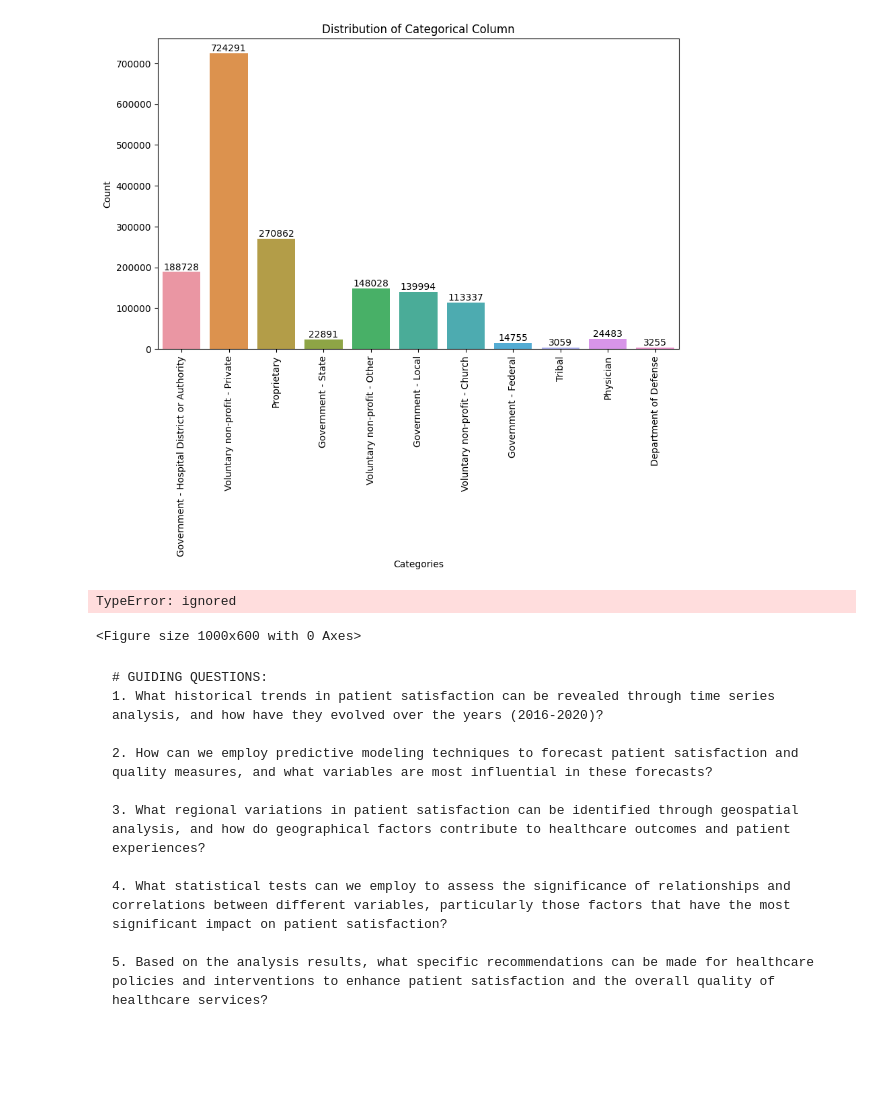
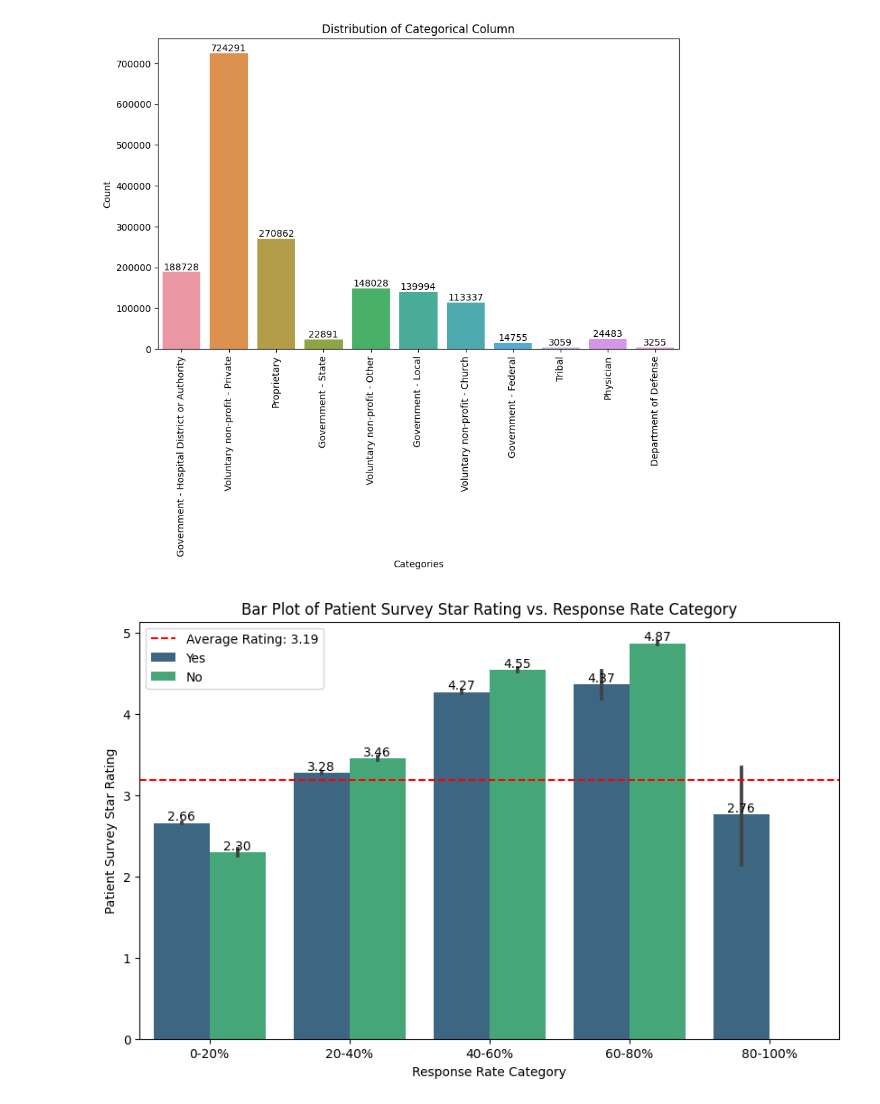
Before and after one commit to mesbah-git/Healthcare-Patient-Satisfaction-Analysis, a Jupyter notebook: Healthcare_Patient_Satisfaction_Analysis.ipynb, the cells around one changed output. Saved outputs shown, nothing was run; the diff lists cells and outputs as text; code cells hidden in the pictures; blank space fills up the shorter version.

````diff
--- a/Healthcare_Patient_Satisfaction_Analysis.ipynb
+++ b/Healthcare_Patient_Satisfaction_Analysis.ipynb
@@ -244,47 +263,38 @@ plt.show()
 # %% [output]
 [figure]
 # %%
-# Categorizing 'Survey Response Rate Percent' into bins
+# Define bins and labels for categorization
 bins = [0, 20, 40, 60, 80, 100]
 labels = ['0-20%', '20-40%', '40-60%', '60-80%', '80-100%']
+
+# Convert 'Survey Response Rate Percent' to numeric, if necessary
+df['Survey Response Rate Percent'] = pd.to_numeric(df['Survey Response Rate Percent'], errors='coerce')
+
+# Categorizing 'Survey Response Rate Percent' into bins
 df['Response Rate Category'] = pd.cut(df['Survey Response Rate Percent'], bins=bins, labels=labels)
+
+# Ensure 'Patient Survey Star Rating' is numeric
+df['Patient Survey Star Rating'] = pd.to_numeric(df['Patient Survey Star Rating'], errors='coerce')
 
 # The bar plot
 plt.figure(figsize=(10, 6))
 ax = sns.barplot(data=df, x='Response Rate Category', y='Patient Survey Star Rating', hue='Emergency Services', palette='viridis')
 
 # bar values on top of the bars
 for p in ax.patches:
     ax.annotate(f'{p.get_height():.2f}', (p.get_x() + p.get_width() / 2., p.get_height()), ha='center', va='center', fontsize=10, color='black', xytext=(0, 5), textcoords='offset points')
 
 # Calculating the average line
 average_rating = df['Patient Survey Star Rating'].mean()
 
 # the average line
 plt.axhline(average_rating, color='red', linestyle='--', label=f'Average Rating: {average_rating:.2f}')
 
 # labels and title
 plt.xlabel('Response Rate Category')
 plt.ylabel('Patient Survey Star Rating')
 plt.title('Bar Plot of Patient Survey Star Rating vs. Response Rate Category')
 plt.legend()
 plt.show()
 # %% [output]
-TypeError: ignored
-<Figure size 1000x600 with 0 Axes>
+[figure, added]
-# %% [markdown]
-
-
-```
-# GUIDING QUESTIONS:
-1. What historical trends in patient satisfaction can be revealed through time series analysis, and how have they evolved over the years (2016-2020)?
-
-2. How can we employ predictive modeling techniques to forecast patient satisfaction and quality measures, and what variables are most influential in these forecasts?
-
-3. What regional variations in patient satisfaction can be identified through geospatial analysis, and how do geographical factors contribute to healthcare outcomes and patient experiences?
-
-4. What statistical tests can we employ to assess the significance of relationships and correlations between different variables, particularly those factors that have the most significant impact on patient satisfaction?
-
-5. Based on the analysis results, what specific recommendations can be made for healthcare policies and interventions to enhance patient satisfaction and the overall quality of healthcare services?
-
-```
````
Also changed, not shown: parts of 51 cells of this notebook.
